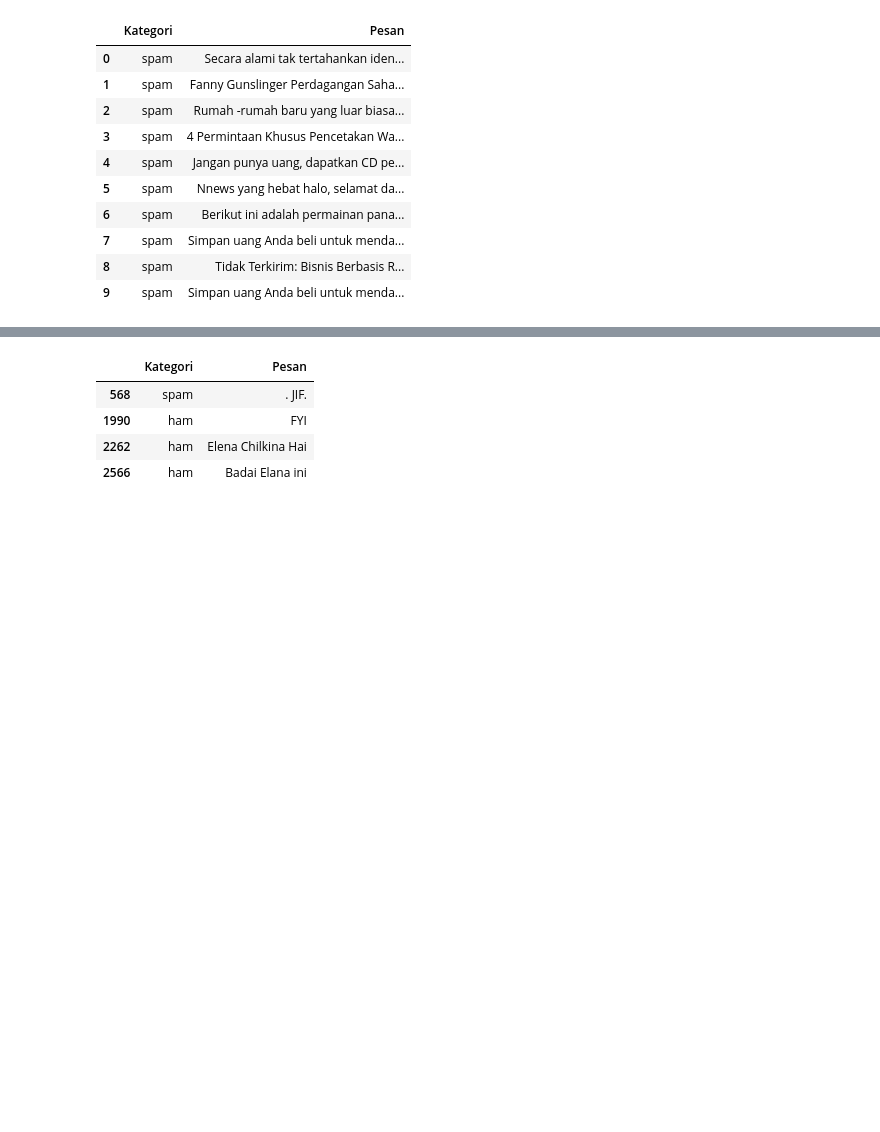
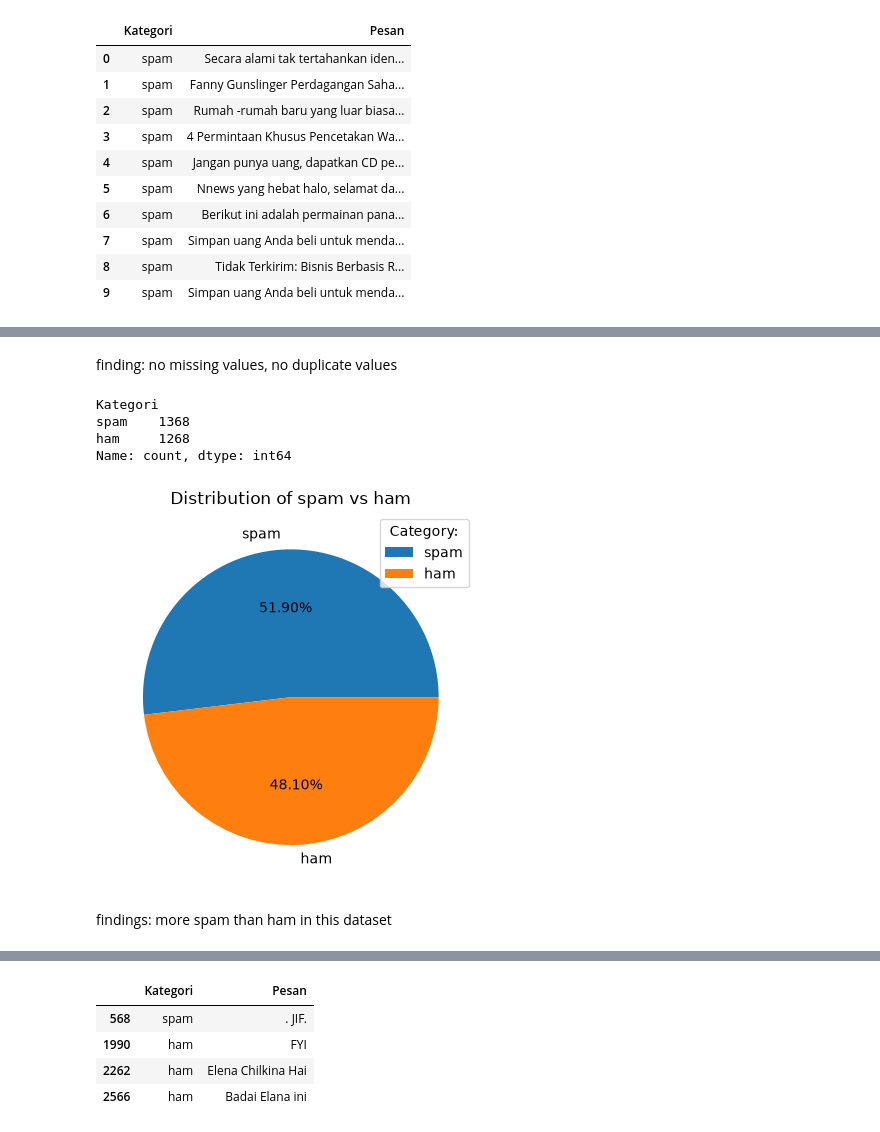
Before and after one commit to Jolin-Avelina/spam_detection, a Jupyter notebook: eda_email.ipynb, the cells around one changed output, grey strips where cells are left out. Drawn from its saved outputs; the diff is of its cells as text; code cells hidden in the pictures; blank space fills up the shorter version.

```diff
--- a/eda_email.ipynb
+++ b/eda_email.ipynb
@@ -34,0 +61,24 @@ df.head(10)
+# %% [markdown]
+finding: no missing values, no duplicate values
+# %%
+val_counts=df['Kategori'].value_counts()
+val_counts
+# %% [output]
+Kategori
+spam    1368
+ham     1268
+Name: count, dtype: int64
+# %%
+#plot pie chart of distribution
+plt.pie(
+    x=val_counts,
+    labels=val_counts.index,
+    autopct='%.2f%%'
+    )
+plt.legend(title = "Category:")
+plt.title('Distribution of spam vs ham')
+plt.show()
+# %% [output]
+[figure, added]
+# %% [markdown]
+findings: more spam than ham in this dataset
```
Also changed, not shown: parts of 20 cells of this notebook, 5 other files.
